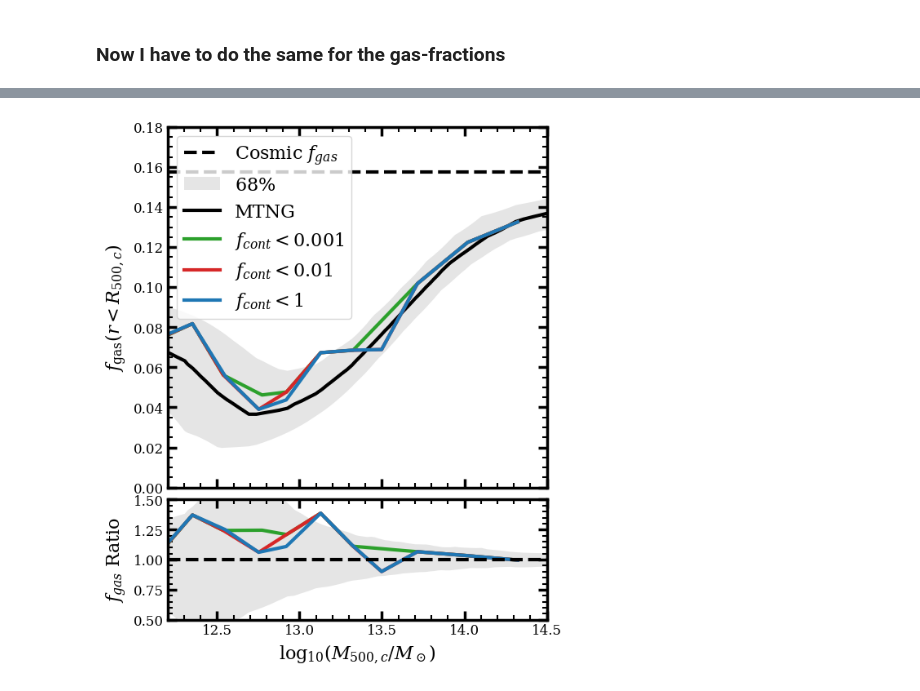
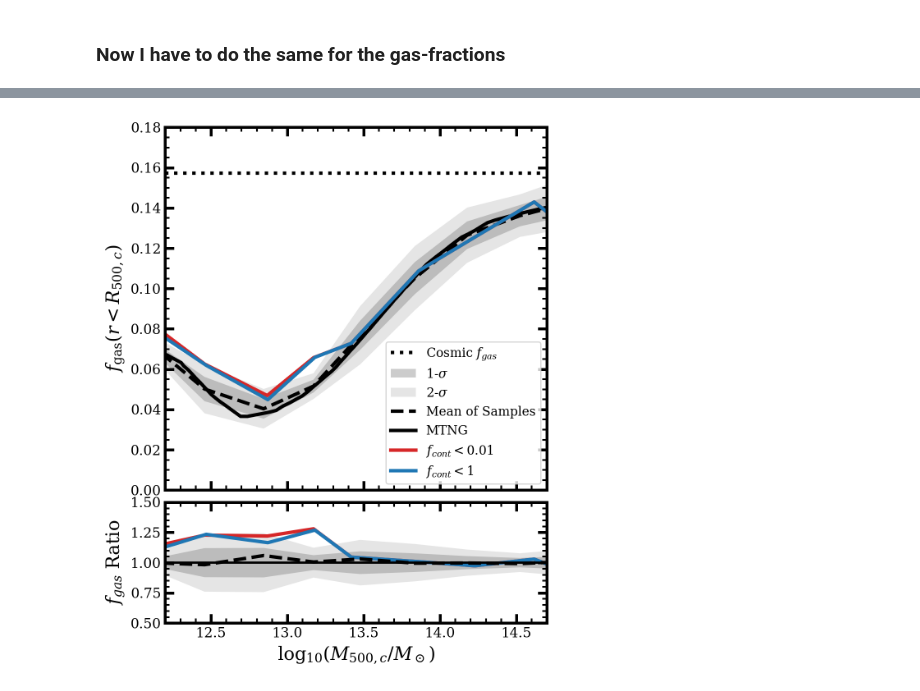
Before and after one commit to fgmaion/MTNG-resims, a Jupyter notebook: Notebooks/validation/1pt_validation_plots.ipynb, the cells around one changed output, grey strips where cells are left out. Drawn from its saved outputs; the diff is of its cells as text; code cells hidden in the pictures.

```diff
--- a/Notebooks/validation/1pt_validation_plots.ipynb
+++ b/Notebooks/validation/1pt_validation_plots.ipynb
@@ -29,5 +26,3 @@ def get_contamination_fraction(zoom, xmatch):
     lr_mass = zoom.fof['halo_mfof_type'][:,2][xmatch['ind']] + zoom.fof['halo_mfof_type'][:,3][xmatch['ind']]
 
     return lr_mass / (hd_mass + lr_mass)
-# %%
-mtng = bacco.utils.load_MTNG(adr="/cosmos_storage/simulations/TNG_Family/MTNG/", snap=264)
@@ -93,7 +130,7 @@ def get_smf_local(thr=0.01, Nbins=20):
 
     return zoom_smf, zoom_sel
 
-# sel_mask = zoom_sel
-# nbins = Nbins
-# draws = 1
+sel_mask = zoom_sel
+nbins = Nbins
+draws = 1
 # m_30kpc = False
@@ -724,6 +625,6 @@ def halo_gas_frac_local(thr=0.01, Nbins=10):
 
         return gas_frac, zoom_sel
 # %%
-gas_frac_strict, _ = halo_gas_frac_local(thr=1e-3, Nbins=20)
-gas_frac, _ = halo_gas_frac_local(thr=1e-2, Nbins=20)
-gas_frac_total, _ = halo_gas_frac_local(thr=1, Nbins=20)
+gas_frac_strict, _ = halo_gas_frac_local(thr=1e-3, Nbins=10)
+gas_frac, _ = halo_gas_frac_local(thr=1e-2, Nbins=10)
+gas_frac_total, _ = halo_gas_frac_local(thr=1, Nbins=10)
@@ -748,0 +673,4 @@ ax.fill_between( mtng_gas_frac[:,0] , np.interp(mtng_gas_frac[:,0], bottom_bound
+# %%
+fgas_draws = np.load("/cosmos_storage/home/fgmaion/MTNG-resims/results/fgas/fgas_draws/fgas_draws100_nbins10.npy", allow_pickle=True).item()
+mean_fgas, err_fgas = mean_std_without_zeros(fgas_draws['ens_fgas'])
+mean_m500c, _ = mean_std_without_zeros(fgas_draws['m500'])
@@ -752,19 +690,28 @@ import numpy as np
 
 # Create figure with two subplots, sharing the x-axis
 # height_ratios=[3, 1] makes the top plot 3 times taller than the bottom one
-fig, (ax, ax_res) = plt.subplots(2, 1, figsize=(6, 8), dpi=100, sharex=True,
+fig, (ax, ax_res) = plt.subplots(2, 1, figsize=(6, 8), dpi=200, sharex=True,
                                  gridspec_kw={'height_ratios': [3, 1], 'hspace': 0.05})
 
+
+# ax.errorbar(m500_pp, fgas_pp, yerr=err_pp, fmt='o', color='k', label='Popesso+22')
+
 # --- Main Plot (Top) ---
-ax.axhline(0.15733247005503398, color="k", ls="--", lw=3, label='Cosmic $f_{gas}$')
-ax.fill_between( np.log10(mtng_gas_frac[:,0]), np.interp(mtng_gas_frac[:,0], bottom_bound[:,0], bottom_bound[:,1]),
-                np.interp(mtng_gas_frac[:,0], top_bound[:,0], top_bound[:,1]),
-                color='gray', alpha=0.2, label="$68\%$", ec=None)
+ax.axhline(0.15733247005503398, color="k", ls=":", lw=3, label='Cosmic $f_{gas}$')
+ax.fill_between( np.log10(mean_m500c), mean_fgas - err_fgas,
+                mean_fgas + err_fgas,
+                color='gray', alpha=0.4, label="$1$-$\sigma$", ec=None)
+
+ax.fill_between(np.log10(mean_m500c), mean_fgas - 2 * err_fgas,
+                mean_fgas + 2 * err_fgas,
+                color='gray', alpha=0.2, label="$2$-$\sigma$", ec=None)
+
+ax.plot(np.log10(mean_m500c), mean_fgas, color='k', lw=3, label='Mean of Samples', ls='--')
 ax.plot(np.log10(mtng_gas_frac[:,0]), mtng_gas_frac[:,1],
         color="k", lw=3, label='MTNG')
 clean_strict = ~np.isnan(gas_frac_strict['f_gas'][0])
-ax.plot(np.log10(gas_frac_strict['m500c'][0][clean_strict]), gas_frac_strict['f_gas'][0][clean_strict],
-        color="C2", lw=3, label='$f_{cont} < 0.001$')
+# ax.plot(np.log10(gas_frac_strict['m500c'][0][clean_strict]), gas_frac_strict['f_gas'][0][clean_strict],
+#         color="C2", lw=3, label='$f_{cont} < 0.001$')
 clean_zoom = ~np.isnan(gas_frac['f_gas'][0])
 ax.plot(np.log10(gas_frac['m500c'][0][clean_zoom]), gas_frac['f_gas'][0][clean_zoom],
         color="C3", lw=3, label='$f_{cont} < 0.01$')
@@ -772,7 +719,7 @@ clean_total = ~np.isnan(gas_frac_total['f_gas'][0])
 ax.plot(np.log10(gas_frac_total['m500c'][0][clean_total]), gas_frac_total['f_gas'][0][clean_total],
         color="C0", lw=3, label='$f_{cont} < 1$')
 
-ax.legend(fontsize=16)
+ax.legend(fontsize=11, loc="lower right", ncol=1)
 ax.set_ylabel('$f_{\mathrm{gas}}(r<R_{500,c})$', fontsize=16)
 ax.set_ylim(0, 0.18)
 # --- Residual Plot (Bottom) ---
@@ -787,38 +734,47 @@ res_total = gas_frac_total['f_gas'][0][clean_total] / np.interp(np.log10(gas_fra
                                                           np.log10(mtng_gas_frac[:,0]),
                                                           mtng_gas_frac[:,1])
 
-ax_res.plot(np.log10(gas_frac_strict['m500c'][0][clean_strict]), res_strict, color="C2", lw=3)
+res_mean = mean_fgas / np.interp(np.log10(mean_m500c),
+                                np.log10(mtng_gas_frac[:,0]),
+                                mtng_gas_frac[:,1])
+
+# ax_res.plot(np.log10(gas_frac_strict['m500c'][0][clean_strict]), res_strict, color="C2", lw=3)
 ax_res.plot(np.log10(gas_frac['m500c'][0][clean_zoom]), res_zoom, color="C3", lw=3)
 ax_res.plot(np.log10(gas_frac_total['m500c'][0][clean_total]), res_total, color="C0", lw=3)
-ax_res.fill_between( np.log10(mtng_gas_frac[:,0]), np.interp(mtng_gas_frac[:,0], bottom_bound[:,0], bottom_bound[:,1]) / mtng_gas_frac[:,1],
-                np.interp(mtng_gas_frac[:,0], top_bound[:,0], top_bound[:,1]) / mtng_gas_frac[:,1],
-                color='gray', alpha=0.2, label="Variation", ec=None)
+ax_res.fill_between(np.log10(mean_m500c), 1 - err_fgas / np.mean(fgas_draws['ens_fgas'], axis=0),
+                1 + err_fgas / np.mean(fgas_draws['ens_fgas'], axis=0),
+                color='gray', alpha=0.4, label="$1-\sigma$", ec=None)
 
-ax_res.axhline(1, color="k", ls="--", lw=3)
+ax_res.fill_between(np.log10(mean_m500c), 1 - 2 * err_fgas / np.mean(fgas_draws['ens_fgas'], axis=0),
+                1 + 2 * err_fgas / np.mean(fgas_draws['ens_fgas'], axis=0),
+                color='gray', alpha=0.2, label="$2-\sigma$", ec=None)
+
+ax_res.axhline(1, color="k", ls="-", lw=2)
+ax_res.plot(np.log10(mean_m500c), res_mean, color='k', lw=3, ls='--')
 
 ax_res.set_ylim(0.5, 1.5)
 ax_res.set_xlabel(r"$\log_{10}(M_{500,c}/M_\odot)$", fontsize=16)
 ax_res.set_ylabel(r"$f_{gas}$ Ratio", fontsize=16)
 
 # --- Global Formatting ---
-ax.set_xlim(12.2, 14.5)
+ax.set_xlim(12.2, 14.7)
 
 for a in [ax, ax_res]:
     for spine in a.spines.values():
         spine.set_linewidth(2.5)
 
     # Major and minor ticks
     a.tick_params(axis='both', which='major', width=2.5, length=8, labelsize=12,
                   direction='in', top=True, right=True)
     a.tick_params(axis='both', which='minor', width=1.5, length=4,
                   direction='in', top=True, right=True)
     a.minorticks_on()
 
 # Remove x-axis tick labels from the top plot to avoid overlap
 plt.setp(ax.get_xticklabels(), visible=False)
 
 plt.tight_layout()
 plt.savefig("/cosmos_storage/home/fgmaion/MTNG-resims/Notebooks/validation/gas_frac_contamination_comparison.pdf", bbox_inches='tight')
 plt.show()
 # %% [output]
-[figure, old version]
+[figure, new version]
```
Also changed, not shown: parts of 17 cells of this notebook, 45 other files.
